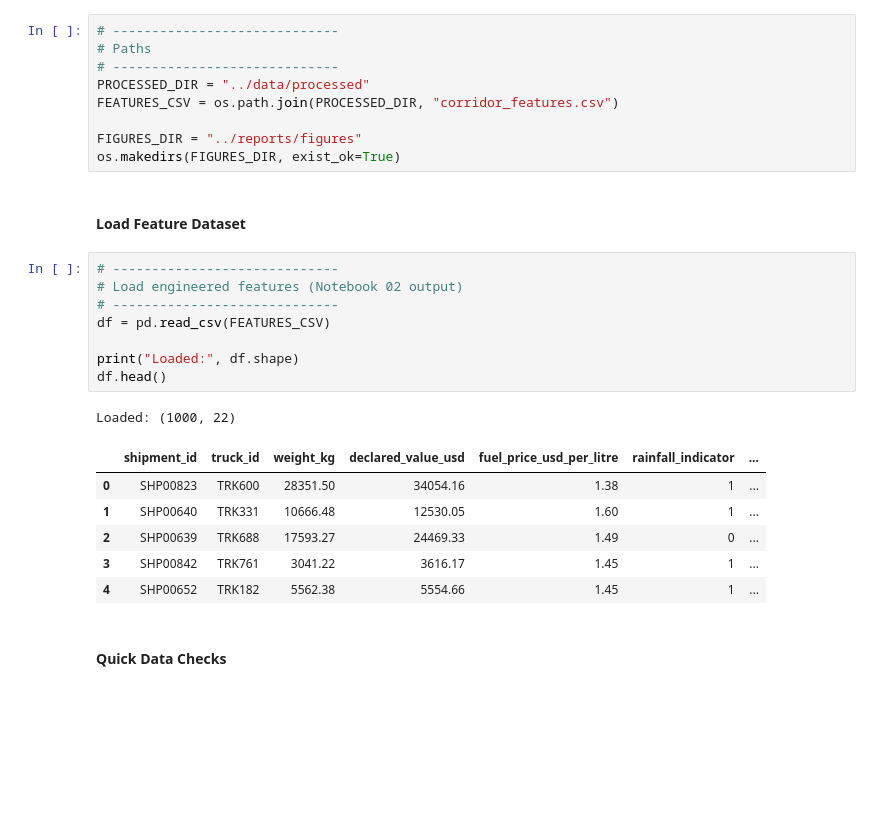
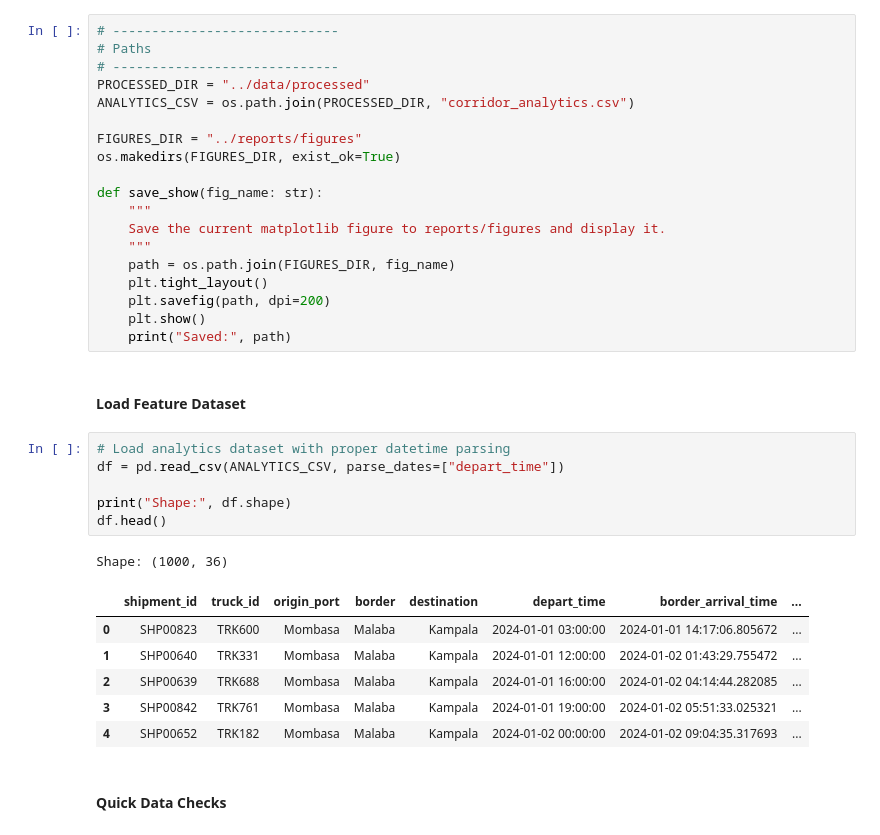
Before and after one commit to Wandera-Martin/trade-corridor-analytics, a Jupyter notebook: notebooks/03_eda_analysis.ipynb, the cells around one changed output. Saved outputs shown, nothing was run; the diff lists cells and outputs as text; blank space fills up the shorter version.

```diff
--- a/notebooks/03_eda_analysis.ipynb
+++ b/notebooks/03_eda_analysis.ipynb
@@ -17,28 +17,36 @@ pd.set_option('display.max_columns', None)
 # Paths
 # -----------------------------
 PROCESSED_DIR = "../data/processed"
-FEATURES_CSV = os.path.join(PROCESSED_DIR, "corridor_features.csv")
+ANALYTICS_CSV = os.path.join(PROCESSED_DIR, "corridor_analytics.csv")
 
 FIGURES_DIR = "../reports/figures"
 os.makedirs(FIGURES_DIR, exist_ok=True)
+
+def save_show(fig_name: str):
+    """
+    Save the current matplotlib figure to reports/figures and display it.
+    """
+    path = os.path.join(FIGURES_DIR, fig_name)
+    plt.tight_layout()
+    plt.savefig(path, dpi=200)
+    plt.show()
+    print("Saved:", path)
 # %% [markdown]
 #### Load Feature Dataset
 # %%
-# -----------------------------
-# Load engineered features (Notebook 02 output)
-# -----------------------------
-df = pd.read_csv(FEATURES_CSV)
+# Load analytics dataset with proper datetime parsing
+df = pd.read_csv(ANALYTICS_CSV, parse_dates=["depart_time"])
 
-print("Loaded:", df.shape)
+print("Shape:", df.shape)
 df.head()
 # %% [output]
-Loaded: (1000, 22)
+Shape: (1000, 36)
-|  | shipment_id | truck_id | weight_kg | declared_value_usd | fuel_price_usd_per_litre | rainfall_indicator | ... |
-| 0 | SHP00823 | TRK600 | 28351.50 | 34054.16 | 1.38 | 1 | ... |
-| 1 | SHP00640 | TRK331 | 10666.48 | 12530.05 | 1.60 | 1 | ... |
-| 2 | SHP00639 | TRK688 | 17593.27 | 24469.33 | 1.49 | 0 | ... |
-| 3 | SHP00842 | TRK761 | 3041.22 | 3616.17 | 1.45 | 1 | ... |
-| 4 | SHP00652 | TRK182 | 5562.38 | 5554.66 | 1.45 | 1 | ... |
+|  | shipment_id | truck_id | origin_port | border | destination | depart_time | border_arrival_time | ... |
+| 0 | SHP00823 | TRK600 | Mombasa | Malaba | Kampala | 2024-01-01 03:00:00 | 2024-01-01 14:17:06.805672 | ... |
+| 1 | SHP00640 | TRK331 | Mombasa | Malaba | Kampala | 2024-01-01 12:00:00 | 2024-01-02 01:43:29.755472 | ... |
+| 2 | SHP00639 | TRK688 | Mombasa | Malaba | Kampala | 2024-01-01 16:00:00 | 2024-01-02 04:14:44.282085 | ... |
+| 3 | SHP00842 | TRK761 | Mombasa | Malaba | Kampala | 2024-01-01 19:00:00 | 2024-01-02 05:51:33.025321 | ... |
+| 4 | SHP00652 | TRK182 | Mombasa | Malaba | Kampala | 2024-01-02 00:00:00 | 2024-01-02 09:04:35.317693 | ... |
 # %% [markdown]
 #### Quick Data Checks
 # %%
```
Also changed, not shown: parts of 48 cells of this notebook, 2 other files.
